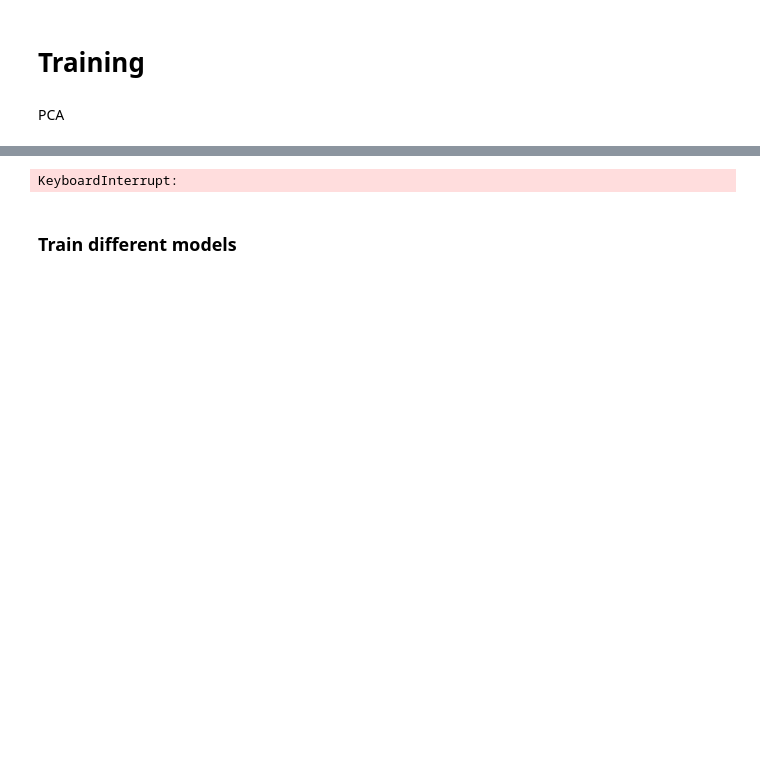
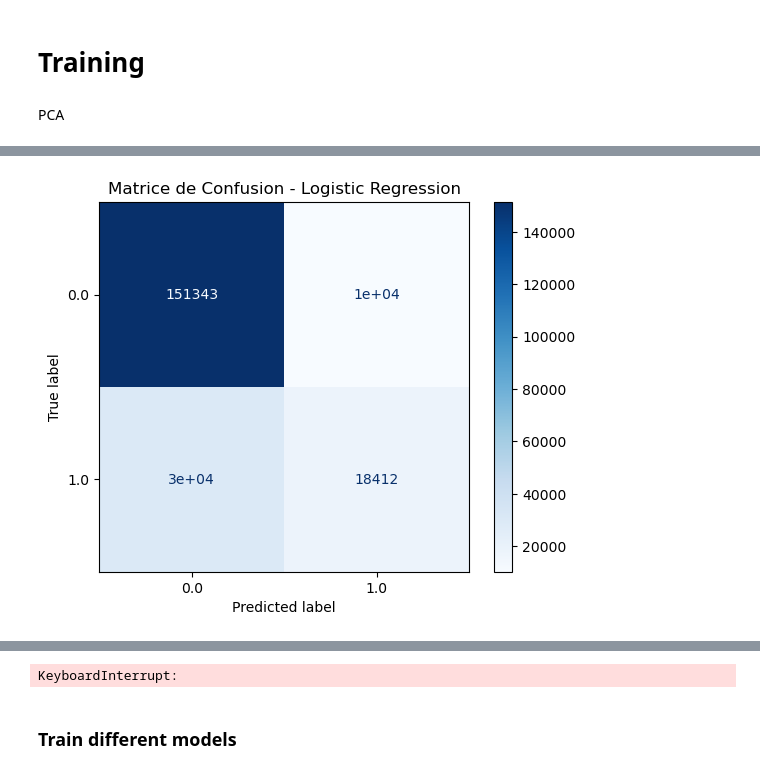
Before and after one commit to manonb42/water-potability, a Jupyter notebook: Code.ipynb, the cells around one changed output, grey strips where cells are left out. Saved outputs shown, nothing was run; the diff lists cells and outputs as text; code cells hidden in the pictures; blank space fills up the shorter version.

```diff
--- a/Code.ipynb
+++ b/Code.ipynb
@@ -255,0 +244,93 @@ Colonnes sélectionnées :
+# %%
+from sklearn.decomposition import PCA
+from sklearn.model_selection import train_test_split, cross_val_score
+from sklearn.metrics import accuracy_score, f1_score, roc_auc_score, roc_curve, ConfusionMatrixDisplay
+from sklearn.pipeline import Pipeline
+from sklearn.ensemble import RandomForestClassifier
+from sklearn.preprocessing import StandardScaler
+from sklearn.naive_bayes import GaussianNB
+from joblib import Parallel, delayed
+import matplotlib.pyplot as plt
+import pandas as pd
+import numpy as np
+
+# Séparation des données (X et y)
+X_features = data.drop('Target', axis=1)
+y_target = data['Target']
+
+# Diviser en train et test (éventuellement avec un échantillonnage)
+X_train, X_test, y_train, y_test = train_test_split(X_features, y_target, test_size=0.2, random_state=42)
+
+# Liste des modèles à tester
+models = {
+    'Logistic Regression': LogisticRegression(solver='liblinear'),
+    'Decision Tree': DecisionTreeClassifier(),
+    'Random Forest': RandomForestClassifier(),
+    'K-Nearest Neighbors': KNeighborsClassifier(),
+    'SVM': SVC(probability=True),
+    'Naive Bayes': GaussianNB()
+}
+
+# Fonction d'entraînement et d'évaluation avec PCA dans la pipeline
+def train_and_evaluate(model_name, model, n_components):
+    print(f"\nEntraînement du modèle : {model_name}")
+
+    # Créer une copie des données pour éviter les problèmes de mémoire partagée
+    X_train_copy = np.array(X_train)  # Convertir explicitement en ndarray
+    X_test_copy = np.array(X_test)    # Convertir explicitement en ndarray
+
+    # Création d'une pipeline avec PCA et le modèle
+    pipeline = Pipeline(steps=[
+        ('scaler', StandardScaler()),  # Mise à l'échelle des données
+        ('pca', PCA(n_components=n_components)),  # PCA pour la réduction de dimension
+        ('model', model)  # Modèle de classification
+    ])
+
+    # Entraînement du modèle
+    pipeline.fit(X_train_copy, y_train)
+
+    # Prédictions
+    y_pred = pipeline.predict(X_test_copy)
+    y_prob = pipeline.predict_proba(X_test_copy)[:, 1] if hasattr(pipeline, "predict_proba") else None
+
+    # Calcul des scores
+    accuracy = accuracy_score(y_test, y_pred)
+    f1 = f1_score(y_test, y_pred)
+    auc_score = roc_auc_score(y_test, y_prob) if y_prob is not None else None
+    cv_scores = cross_val_score(pipeline, X_train_copy, y_train, cv=5, scoring='accuracy', n_jobs=1).mean()
+
+    # Affichage de la matrice de confusion
+    ConfusionMatrixDisplay.from_predictions(y_test, y_pred, cmap="Blues")
+    plt.title(f'Matrice de Confusion - {model_name}')
+    plt.show()
+
+    # Courbe ROC
+    if y_prob is not None:
+        fpr, tpr, _ = roc_curve(y_test, y_prob)
+        plt.figure(figsize=(8, 6))
+        plt.plot(fpr, tpr, label=f"{model_name} (AUC = {roc_auc_score(y_test, y_prob):.2f})")
+        plt.plot([0, 1], [0, 1], 'k--', label='Random Guess')
+        plt.title(f"Courbe ROC - {model_name}")
+        plt.xlabel("Taux de Faux Positifs")
+        plt.ylabel("Taux de Vrais Positifs")
+        plt.legend(loc="lower right")
+        plt.grid()
+        plt.show()
+
+    return {
+        'Accuracy': accuracy,
+        'AUC': auc_score,
+        'F1 Score': f1,
+        'CV Accuracy': cv_scores
+    }
+
+# Choisir le nombre de composantes principales pour PCA
+n_components = 27  # Par exemple, pour utiliser 27 composantes principales
+
+# Entraînement parallèle des modèles avec PCA dans la pipeline
+results = Parallel(n_jobs=1)(delayed(train_and_evaluate)(name, model, n_components) for name, model in models.items())
+
+# Résultats
+results_df = pd.DataFrame(results, index=models.keys())
+print("\nComparaison des modèles :\n", results_df)
+# %% [output]
@@ -255,0 +338 @@ Colonnes sélectionnées :
+[figure, added]
```
Also changed, not shown: parts of 12 cells of this notebook.
